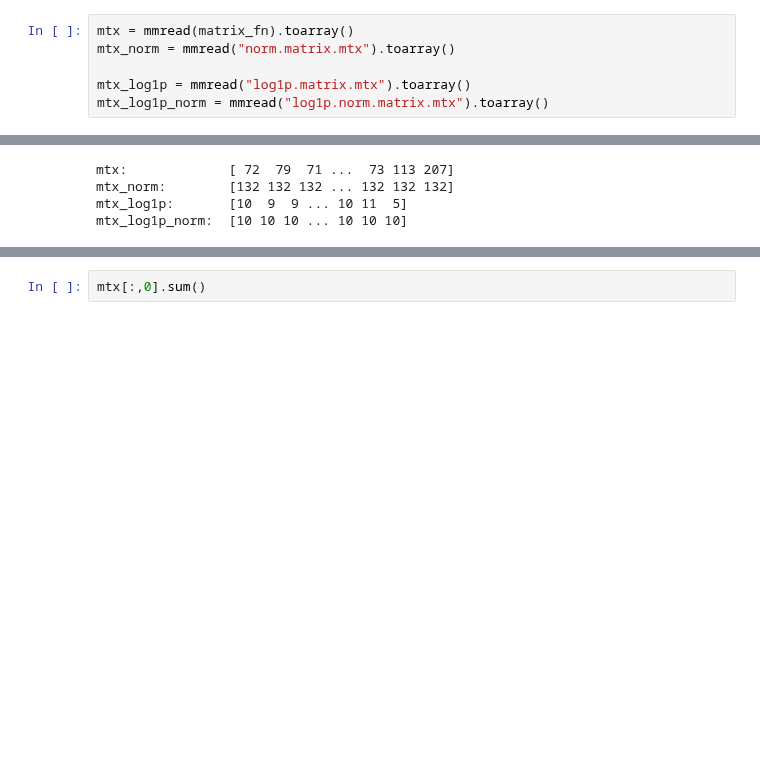
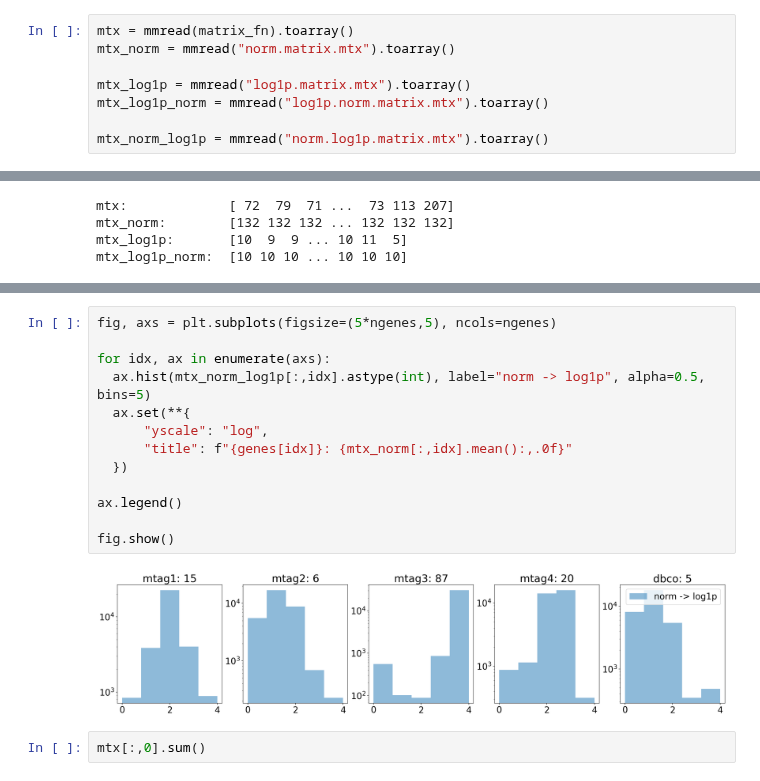
Before and after one commit to sbooeshaghi/azucar, a Jupyter notebook: analysis/293T/obs2/norm.ipynb, the cells around one changed output, grey strips where cells are left out. Drawn from its saved outputs; the diff is of its cells as text; blank space fills up the shorter version.

```diff
--- a/analysis/293T/obs2/norm.ipynb
+++ b/analysis/293T/obs2/norm.ipynb
@@ -131,6 +126,8 @@ mtx_norm = mmread("norm.matrix.mtx").toarray()
 
 mtx_log1p = mmread("log1p.matrix.mtx").toarray()
 mtx_log1p_norm = mmread("log1p.norm.matrix.mtx").toarray()
+
+mtx_norm_log1p = mmread("norm.log1p.matrix.mtx").toarray()
 # %%
 print("mtx:            ", mtx.sum(0).astype(int))
 print("mtx_norm:       ", mtx_norm.sum(0).astype(int))
@@ -186,3 +199,18 @@ fig.show()
+# %%
+fig, axs = plt.subplots(figsize=(5*ngenes,5), ncols=ngenes)
+
+for idx, ax in enumerate(axs):
+  ax.hist(mtx_norm_log1p[:,idx].astype(int), label="norm -> log1p", alpha=0.5, bins=5)
+  ax.set(**{
+      "yscale": "log",
+      "title": f"{genes[idx]}: {mtx_norm[:,idx].mean():,.0f}"
+  })
+
+ax.legend()
+
+fig.show()
+# %% [output]
+[figure, added]
 # %%
 mtx[:,0].sum()
 # %% [output]
```
Also changed, not shown: parts of 7 cells of this notebook.
